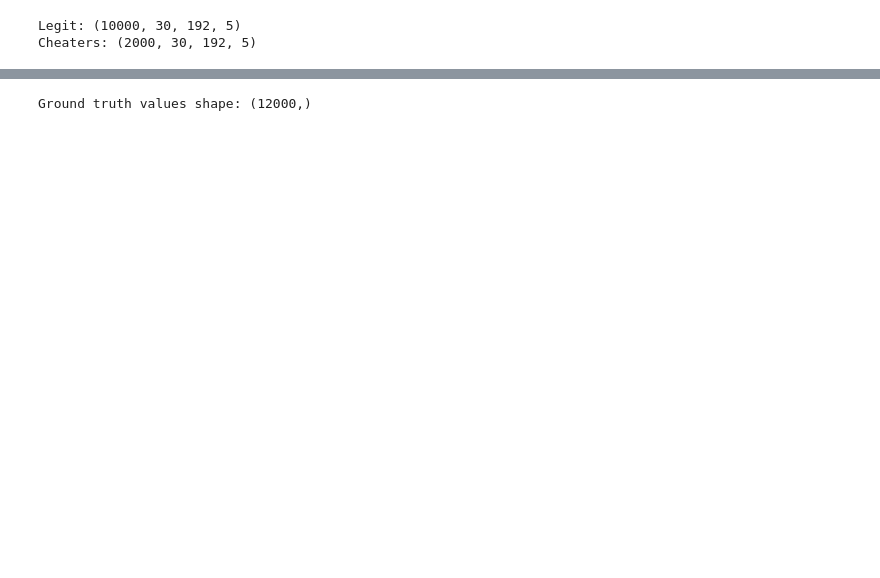
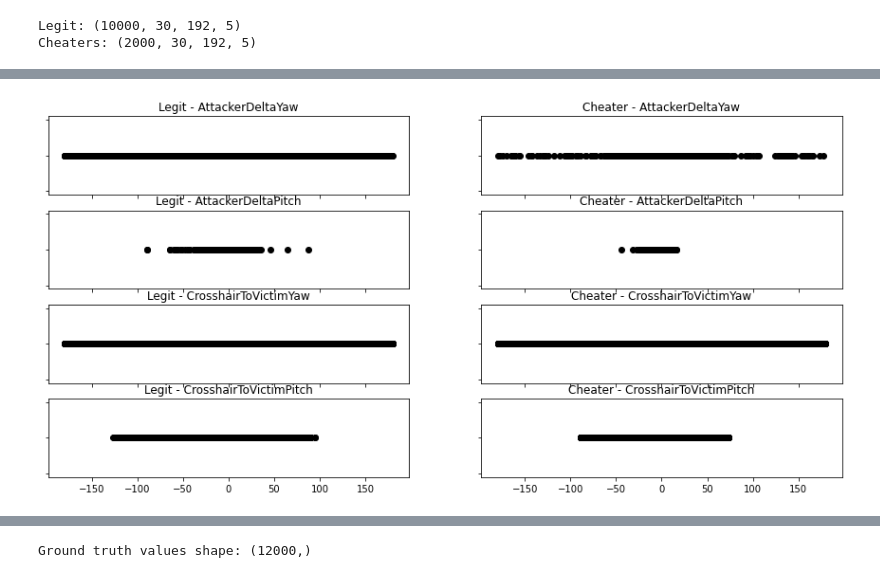
Before and after one commit to Janicon/stintsy-csgo, a Jupyter notebook: STINSTY MP.ipynb, the cells around one changed output, grey strips where cells are left out. Drawn from its saved outputs; the diff is of its cells as text; code cells hidden in the pictures; blank space fills up the shorter version.

```diff
--- a/STINSTY MP.ipynb
+++ b/STINSTY MP.ipynb
@@ -94,0 +124,30 @@ TODO:
+# %%
+movements = [
+    legit_data[:, 0, :, 0],
+    legit_data[:, 0, :, 1],
+    legit_data[:, 0, :, 2],
+    legit_data[:, 0, :, 3],
+    cheaters_data[:, 0, :, 0],
+    cheaters_data[:, 0, :, 1],
+    cheaters_data[:, 0, :, 2],
+    cheaters_data[:, 0, :, 3]
+]
+labels = [
+    'Legit - AttackerDeltaYaw',
+    'Legit - AttackerDeltaPitch',
+    'Legit - CrosshairToVictimYaw',
+    'Legit - CrosshairToVictimPitch',
+    'Cheater - AttackerDeltaYaw',
+    'Cheater - AttackerDeltaPitch',
+    'Cheater - CrosshairToVictimYaw',
+    'Cheater - CrosshairToVictimPitch'
+]
+
+fig, axs = plt.subplots(4, 2, figsize=(15, 7), sharex=True)
+for ax, movement, label in zip(axs.flatten(order='F'), movements, labels):
+    ax.scatter(movement, np.zeros_like(movement), color='black')
+    ax.set_title(label)
+    ax.set_yticklabels([])
+plt.show()
+# %% [output]
+[figure, added]
```
Also changed, not shown: parts of 145 cells of this notebook.
